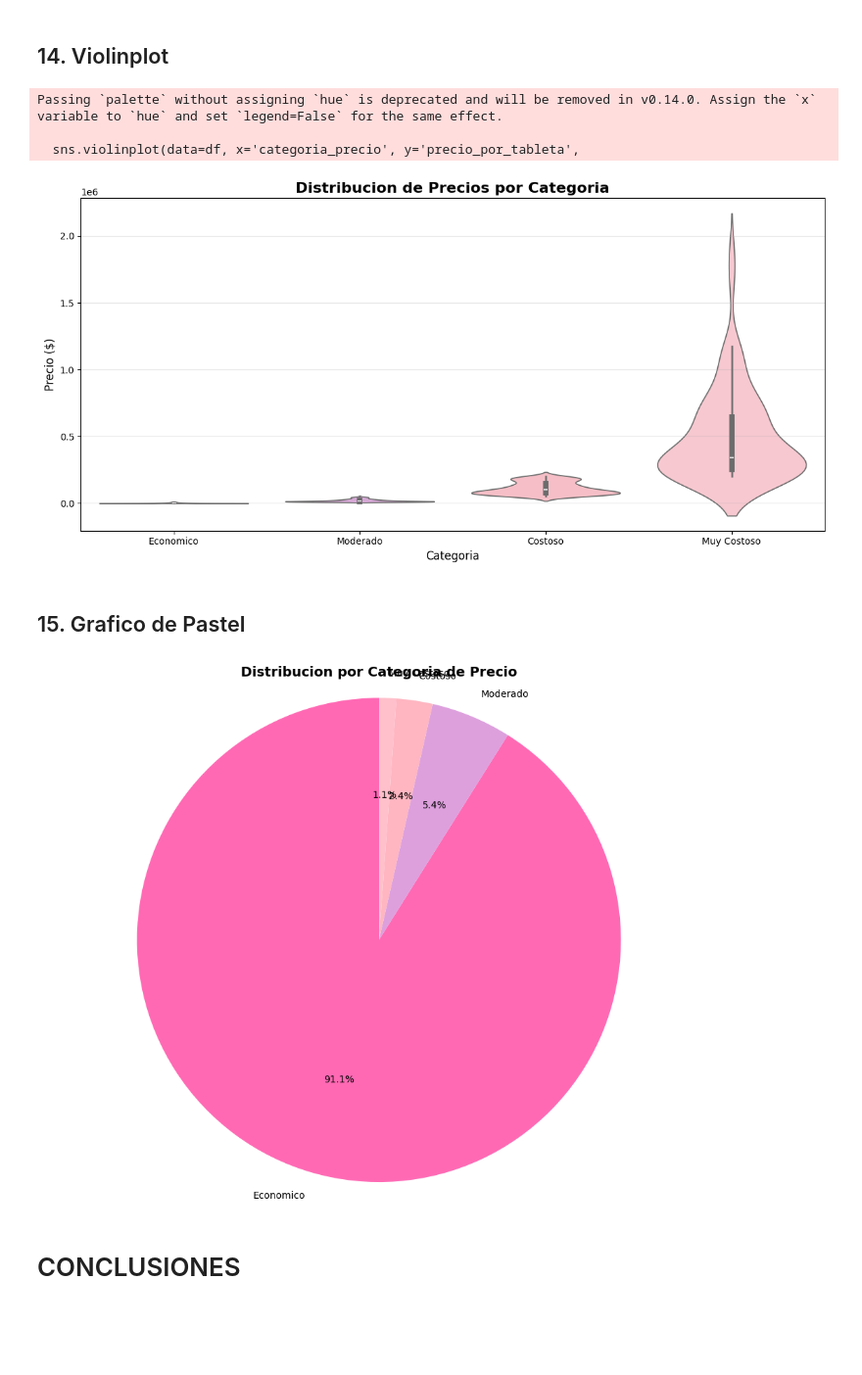
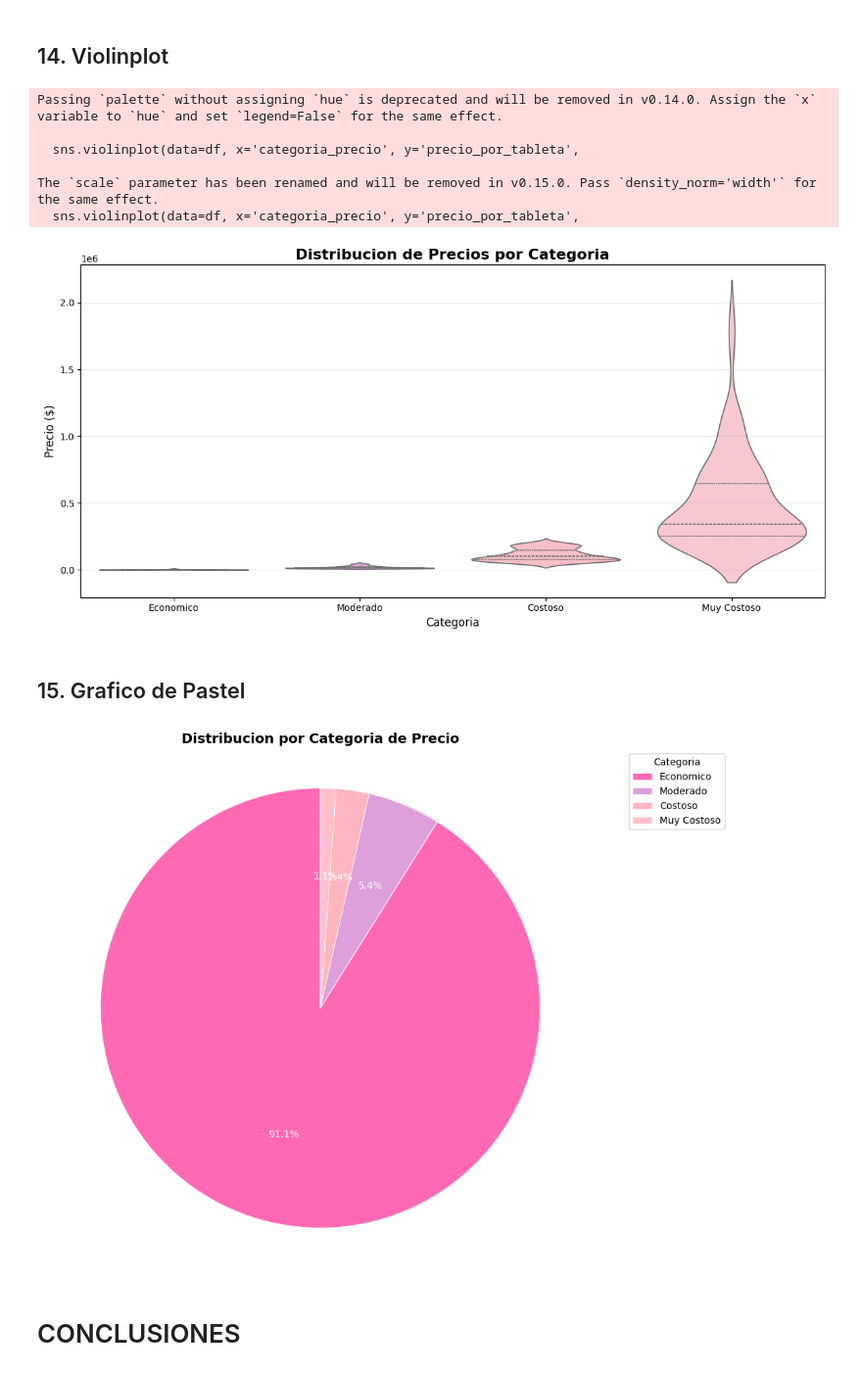
Before and after one commit to malalejaf/Quintero_Sofia_Fernandez_Maria, a Jupyter notebook: notebooks/03-analisis-visualizaciones.ipynb, the cells around one changed output. Shown at 98% size. Cells and saved outputs as stored; diff of their text form; code cells hidden in the pictures; blank space fills up the shorter version.

```diff
--- a/notebooks/03-analisis-visualizaciones.ipynb
+++ b/notebooks/03-analisis-visualizaciones.ipynb
@@ -284,33 +295,40 @@ if 'categoria_precio' in df.columns:
     plt.figure(figsize=(12, 6))
     orden = ['Economico', 'Moderado', 'Costoso', 'Muy Costoso']
     sns.violinplot(data=df, x='categoria_precio', y='precio_por_tableta',
-                   palette=colores, order=orden)
+                   palette=colores, order=[c for c in orden if c in df['categoria_precio'].unique()], scale='width', inner='quartile')
     plt.title('Distribucion de Precios por Categoria', fontsize=16, fontweight='bold')
     plt.xlabel('Categoria', fontsize=12)
     plt.ylabel('Precio ($)', fontsize=12)
-    plt.grid(axis='y', alpha=0.3)
+    plt.grid(axis='y', alpha=0.25)
     plt.tight_layout()
     plt.show()
 # %% [output]
 Passing `palette` without assigning `hue` is deprecated and will be removed in v0.14.0. Assign the `x` variable to `hue` and set `legend=False` for the same effect.
 
   sns.violinplot(data=df, x='categoria_precio', y='precio_por_tableta',
+
+The `scale` parameter has been renamed and will be removed in v0.15.0. Pass `density_norm='width'` for the same effect.
+  sns.violinplot(data=df, x='categoria_precio', y='precio_por_tableta',
-[figure, old version]
+[figure, new version]
 # %% [markdown]
 ## 15. Grafico de Pastel
 # %%
 if 'categoria_precio' in df.columns:
     categoria_counts = df['categoria_precio'].value_counts()
 
     plt.figure(figsize=(10, 8))
-    plt.pie(categoria_counts.values, labels=categoria_counts.index,
-            autopct='%1.1f%%', startangle=90, colors=colores)
+    wedges, texts, autotexts = plt.pie(categoria_counts.values, labels=None,
+            autopct='%1.1f%%', startangle=90, colors=colores, wedgeprops={'linewidth':0.6, 'edgecolor':'white'})
     plt.title('Distribucion por Categoria de Precio', fontsize=14, fontweight='bold')
     plt.axis('equal')
+    plt.legend(wedges, categoria_counts.index, title='Categoria', bbox_to_anchor=(1.05, 1), loc='upper left')
+    plt.subplots_adjust(right=0.7)
+    for t in autotexts:
+        t.set_color('white')
     plt.tight_layout()
     plt.show()
 # %% [output]
-[figure, old version]
+[figure, new version]
 # %% [markdown]
 # CONCLUSIONES
 # %% [markdown]
```
Also changed, not shown: parts of 6 cells of this notebook, 3 other files.
